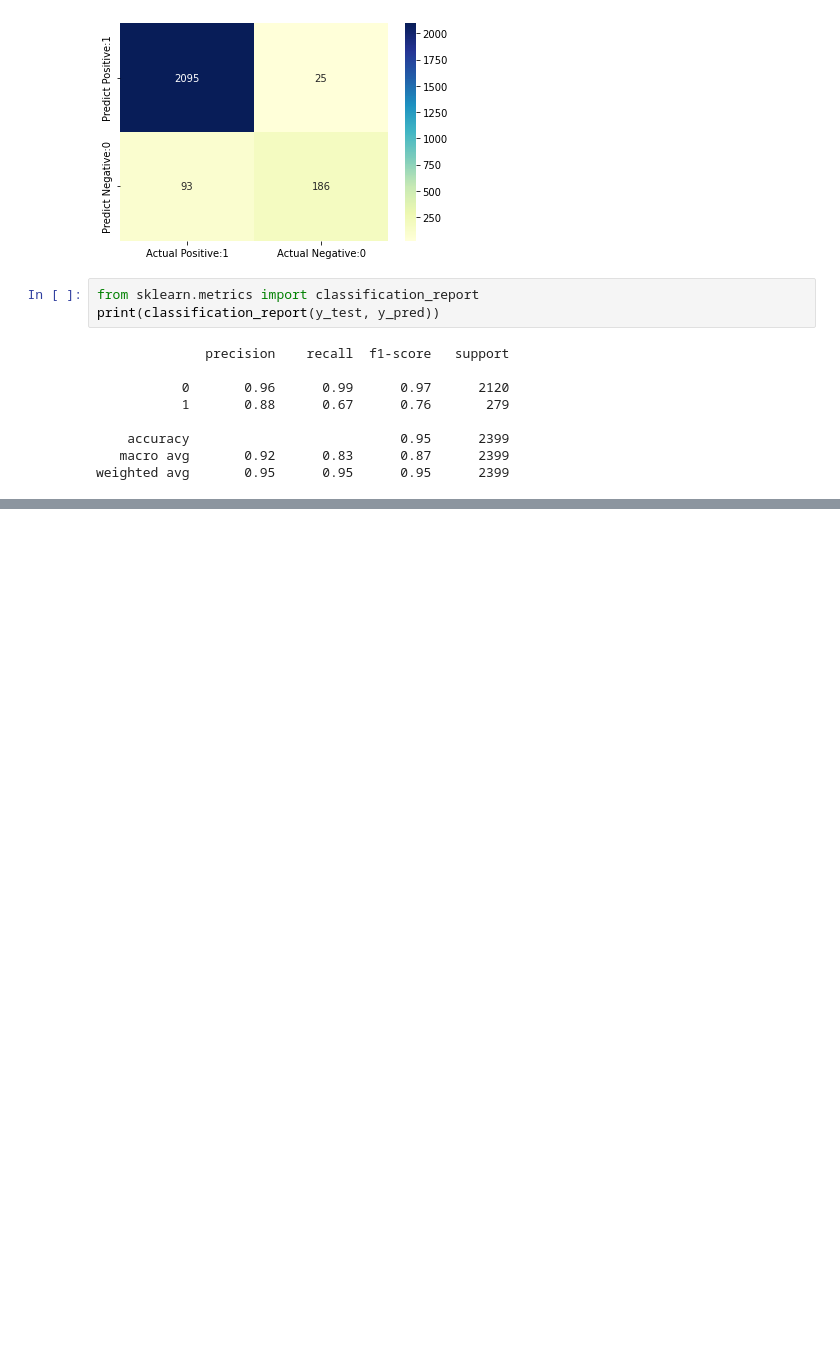
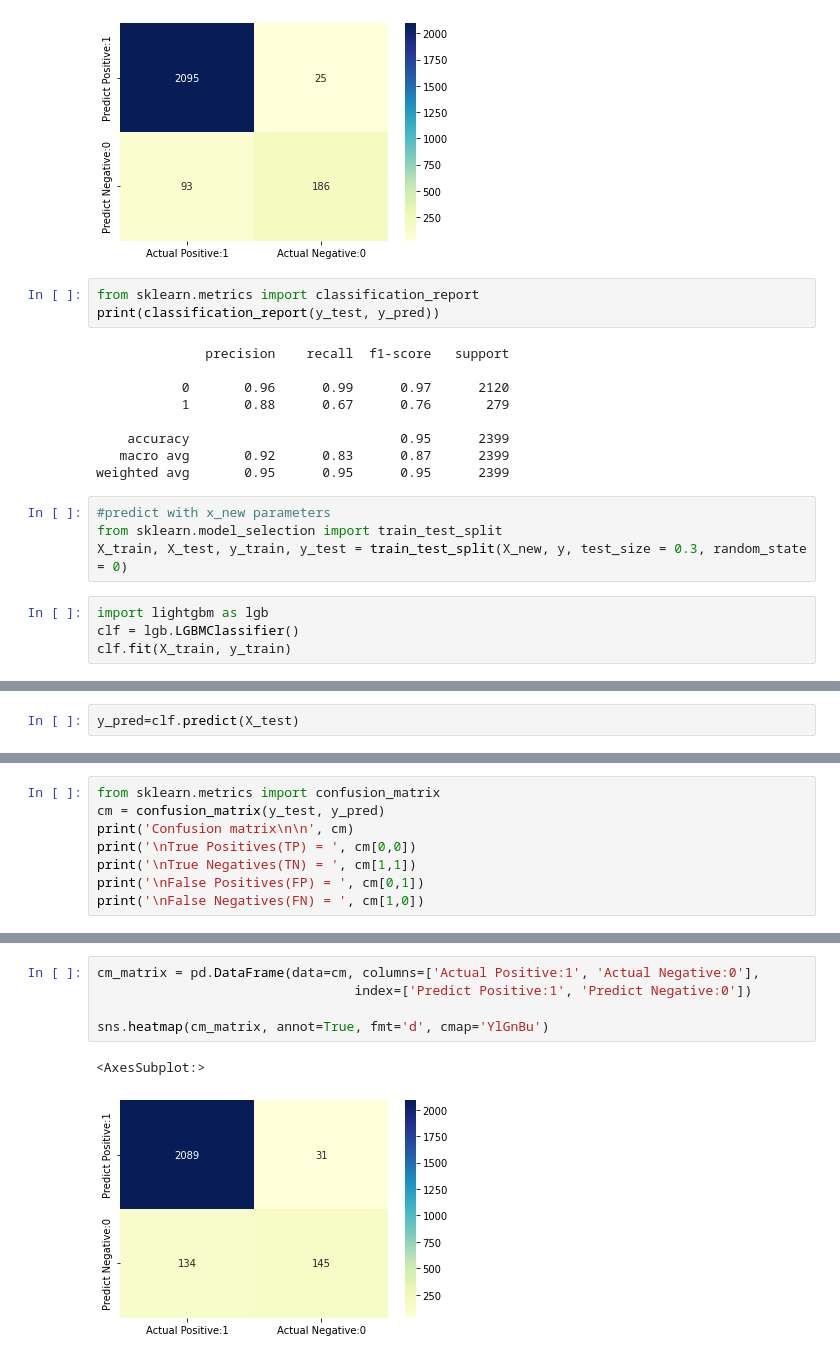
Before and after one commit to bezad081/water_quality, a Jupyter notebook: Untitled.ipynb, the cells around one changed output, grey strips where cells are left out. Cells and saved outputs as stored; diff of their text form; blank space fills up the shorter version.

Commit message:
predict with 3 column

```diff
--- a/Untitled.ipynb
+++ b/Untitled.ipynb
@@ -288,3 +292,11 @@ print(classification_report(y_test, y_pred))
     accuracy                           0.95      2399
    macro avg       0.92      0.83      0.87      2399
 weighted avg       0.95      0.95      0.95      2399
+# %%
+#predict with x_new parameters
+from sklearn.model_selection import train_test_split
+X_train, X_test, y_train, y_test = train_test_split(X_new, y, test_size = 0.3, random_state = 0)
+# %%
+import lightgbm as lgb
+clf = lgb.LGBMClassifier()
+clf.fit(X_train, y_train)
@@ -290,0 +305,2 @@ weighted avg       0.95      0.95      0.95      2399
+# %%
+y_pred=clf.predict(X_test)
@@ -290,0 +313,8 @@ weighted avg       0.95      0.95      0.95      2399
+# %%
+from sklearn.metrics import confusion_matrix
+cm = confusion_matrix(y_test, y_pred)
+print('Confusion matrix\n\n', cm)
+print('\nTrue Positives(TP) = ', cm[0,0])
+print('\nTrue Negatives(TN) = ', cm[1,1])
+print('\nFalse Positives(FP) = ', cm[0,1])
+print('\nFalse Negatives(FN) = ', cm[1,0])
@@ -290,0 +334,8 @@ weighted avg       0.95      0.95      0.95      2399
+# %%
+cm_matrix = pd.DataFrame(data=cm, columns=['Actual Positive:1', 'Actual Negative:0'],
+                                 index=['Predict Positive:1', 'Predict Negative:0'])
+
+sns.heatmap(cm_matrix, annot=True, fmt='d', cmap='YlGnBu')
+# %% [output]
+<AxesSubplot:>
+[figure, added]
```
Also changed, not shown: parts of 6 cells of this notebook.
